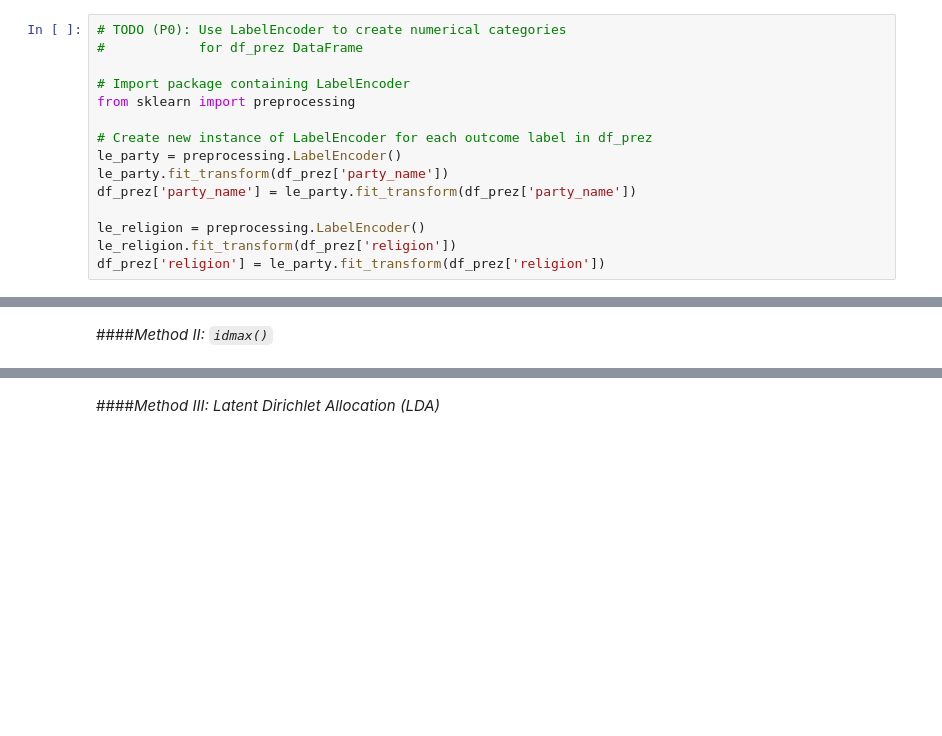
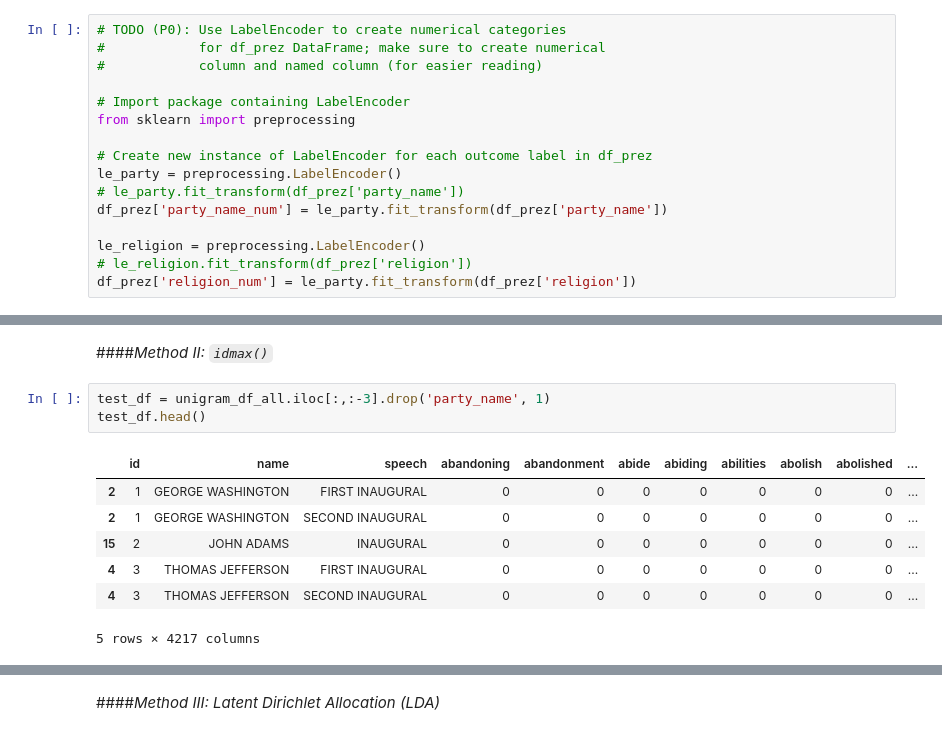
Before and after one commit to justindelatorre/data_science, a Jupyter notebook: hw_justindelatorre/final_project/final/experimental.ipynb, the cells around one changed output, grey strips where cells are left out. Drawn from its saved outputs; the diff is of its cells as text; blank space fills up the shorter version.

```diff
--- a/hw_justindelatorre/final_project/final/experimental.ipynb
+++ b/hw_justindelatorre/final_project/final/experimental.ipynb
@@ -403,19 +403,20 @@ df_prez = df_prez[['id', 'party_name', 'religion']]
 df_rankings = df_rankings[['id', 'rank_aggregate']]
 # %%
 # TODO (P0): Use LabelEncoder to create numerical categories
-#            for df_prez DataFrame
+#            for df_prez DataFrame; make sure to create numerical
+#            column and named column (for easier reading)
 
 # Import package containing LabelEncoder
 from sklearn import preprocessing
 
 # Create new instance of LabelEncoder for each outcome label in df_prez
 le_party = preprocessing.LabelEncoder()
-le_party.fit_transform(df_prez['party_name'])
-df_prez['party_name'] = le_party.fit_transform(df_prez['party_name'])
+# le_party.fit_transform(df_prez['party_name'])
+df_prez['party_name_num'] = le_party.fit_transform(df_prez['party_name'])
 
 le_religion = preprocessing.LabelEncoder()
-le_religion.fit_transform(df_prez['religion'])
-df_prez['religion'] = le_party.fit_transform(df_prez['religion'])
+# le_religion.fit_transform(df_prez['religion'])
+df_prez['religion_num'] = le_party.fit_transform(df_prez['religion'])
 # %% [markdown]
 ####<i>Method I: Unigram Tokenization</i>
 # %%
@@ -566,6 +577,17 @@ multigram_df_counts_sorted.plot(kind='bar')
 [figure]
 # %% [markdown]
 ####<i>Method II: <code>idmax()</code></i>
+# %%
+test_df = unigram_df_all.iloc[:,:-3].drop('party_name', 1)
+test_df.head()
+# %% [output]
+|  | id | name | speech | abandoning | abandonment | abide | abiding | abilities | abolish | abolished | ... |
+| 2 | 1 | GEORGE WASHINGTON | FIRST INAUGURAL | 0 | 0 | 0 | 0 | 0 | 0 | 0 | ... |
+| 2 | 1 | GEORGE WASHINGTON | SECOND INAUGURAL | 0 | 0 | 0 | 0 | 0 | 0 | 0 | ... |
+| 15 | 2 | JOHN ADAMS | INAUGURAL | 0 | 0 | 0 | 0 | 0 | 0 | 0 | ... |
+| 4 | 3 | THOMAS JEFFERSON | FIRST INAUGURAL | 0 | 0 | 0 | 0 | 0 | 0 | 0 | ... |
+| 4 | 3 | THOMAS JEFFERSON | SECOND INAUGURAL | 0 | 0 | 0 | 0 | 0 | 0 | 0 | ... |
+5 rows × 4217 columns
 # %%
 # Group unigram DataFrame values by religion, then visualize most used unigrams by each religious affiliation
 
```
Also changed, not shown: parts of 12 cells of this notebook.
